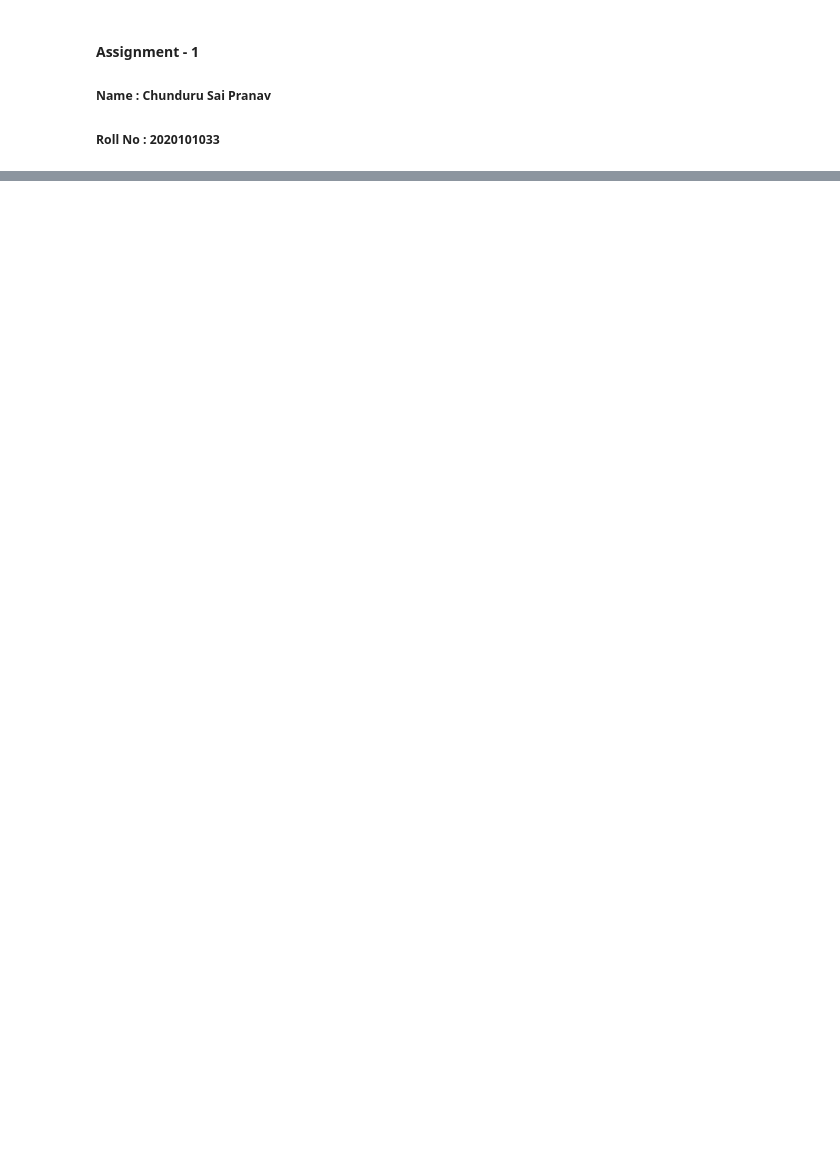
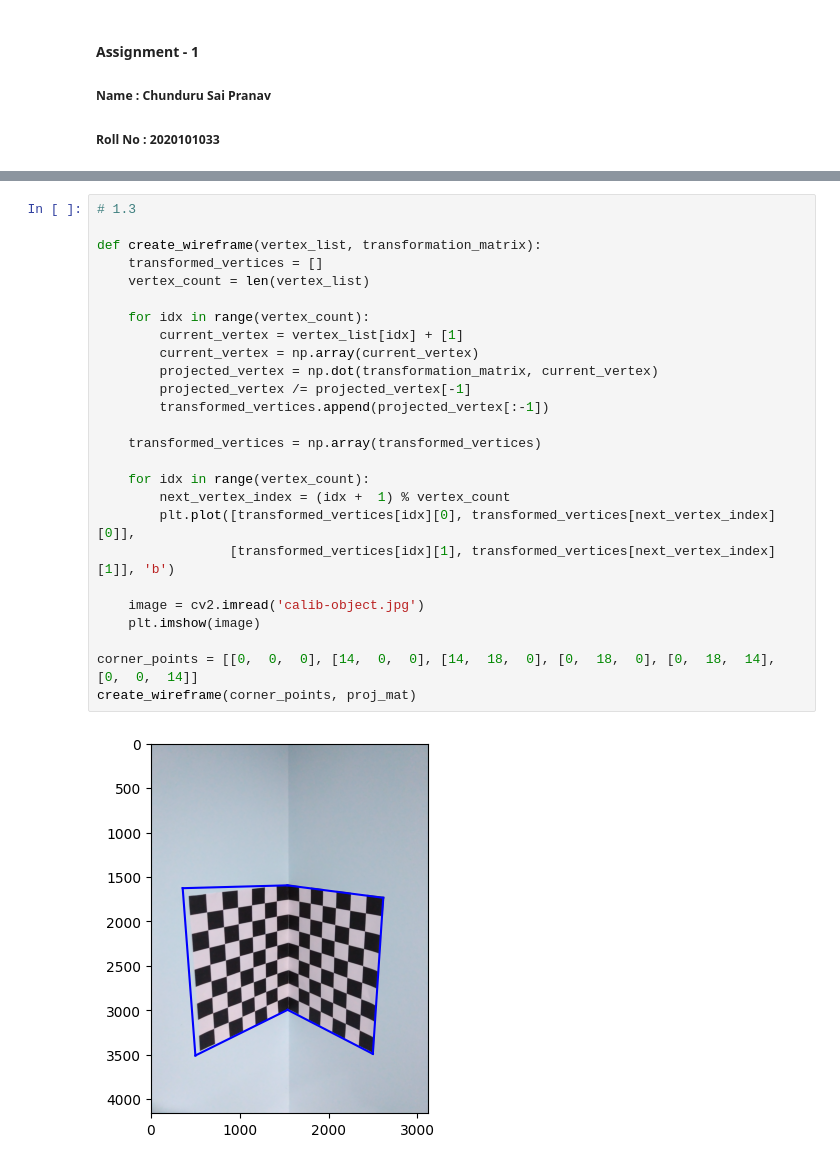
Before and after one commit to PsychE37/CV_Assignment-1, a Jupyter notebook: 2020101033.ipynb, the cells around one changed output, grey strips where cells are left out. Cells and saved outputs as stored; diff of their text form; blank space fills up the shorter version.

```diff
--- a/2020101033.ipynb
+++ b/2020101033.ipynb
@@ -220,0 +100,28 @@ Distortion Coefficients:
+# %%
+# 1.3
+
+def create_wireframe(vertex_list, transformation_matrix):
+    transformed_vertices = []
+    vertex_count = len(vertex_list)
+
+    for idx in range(vertex_count):
+        current_vertex = vertex_list[idx] + [1]
+        current_vertex = np.array(current_vertex)
+        projected_vertex = np.dot(transformation_matrix, current_vertex)
+        projected_vertex /= projected_vertex[-1]
+        transformed_vertices.append(projected_vertex[:-1])
+
+    transformed_vertices = np.array(transformed_vertices)
+
+    for idx in range(vertex_count):
+        next_vertex_index = (idx +  1) % vertex_count
+        plt.plot([transformed_vertices[idx][0], transformed_vertices[next_vertex_index][0]],
+                 [transformed_vertices[idx][1], transformed_vertices[next_vertex_index][1]], 'b')
+
+    image = cv2.imread('calib-object.jpg')
+    plt.imshow(image)
+
+corner_points = [[0,  0,  0], [14,  0,  0], [14,  18,  0], [0,  18,  0], [0,  18,  14], [0,  0,  14]]
+create_wireframe(corner_points, proj_mat)
+# %% [output]
+[figure, added]
```
Also changed, not shown: parts of 9 cells of this notebook.
